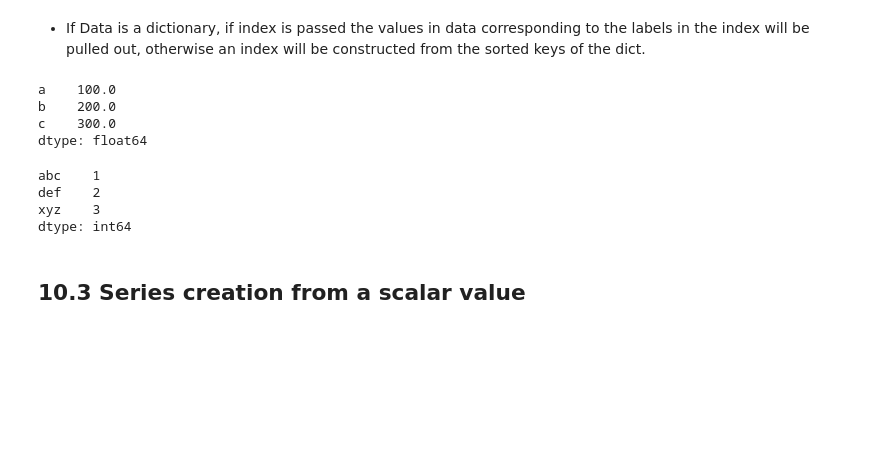
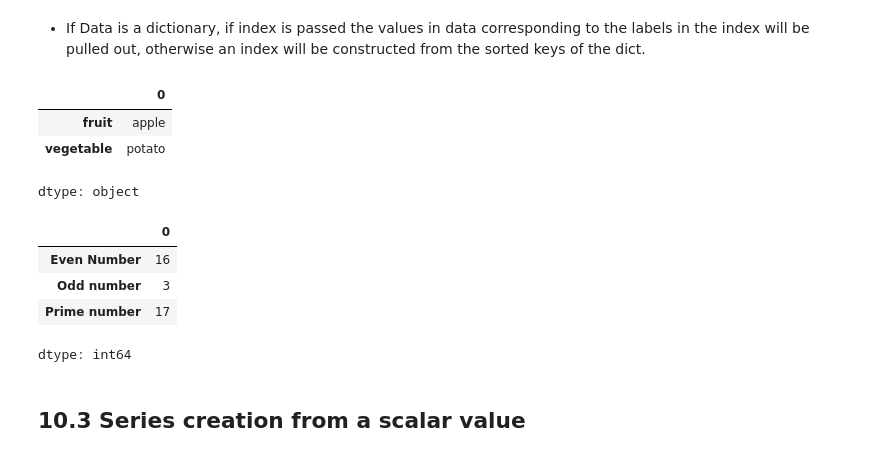
Before and after one commit to ShibaTheDog/Week1---Intro-to-Python, a Jupyter notebook: Introduction_to_Python.ipynb, the cells around one changed output. Drawn from its saved outputs; the diff is of its cells as text; code cells hidden in the pictures; blank space fills up the shorter version.

```diff
--- a/Introduction_to_Python.ipynb
+++ b/Introduction_to_Python.ipynb
@@ -1218,18 +1250,27 @@ Index([u'a', u'b', u'c', u'd', u'e'], dtype='object')
 # %%
 d = {'a': 100., 'b': 200., 'c': 300.}
 pd.Series(d)
+
+
+#Creating a dictionary and converting it into a series
+x = {"fruit": "apple", "vegetable": "potato"}
+pd.Series(x)
 # %% [output]
+|  | 0 |
+| fruit | apple |
+| vegetable | potato |
-a    100.0
-b    200.0
-c    300.0
-dtype: float64
+dtype: object
 # %%
 data = {'abc': 1, 'def': 2, 'xyz': 3}
 pd.Series(data)
+
+x = {"Even Number": 16, "Odd number": 3, "Prime number": 17}
+pd.Series(x)
 # %% [output]
+|  | 0 |
+| Even Number | 16 |
+| Odd number | 3 |
+| Prime number | 17 |
-abc    1
-def    2
-xyz    3
 dtype: int64
 # %% [markdown]
 ## 10.3 Series creation from a scalar value
```
Also changed, not shown: parts of 9 cells of this notebook.
